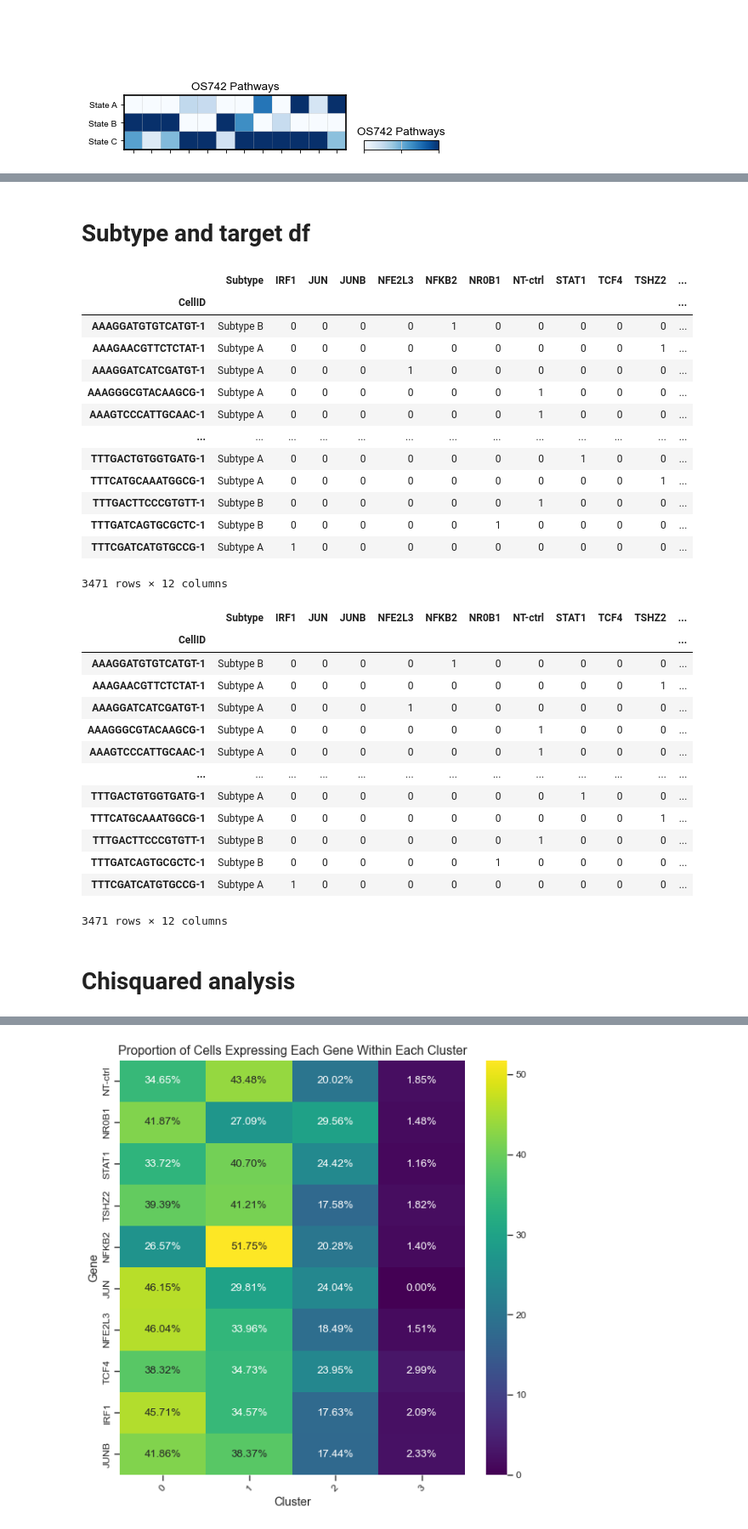
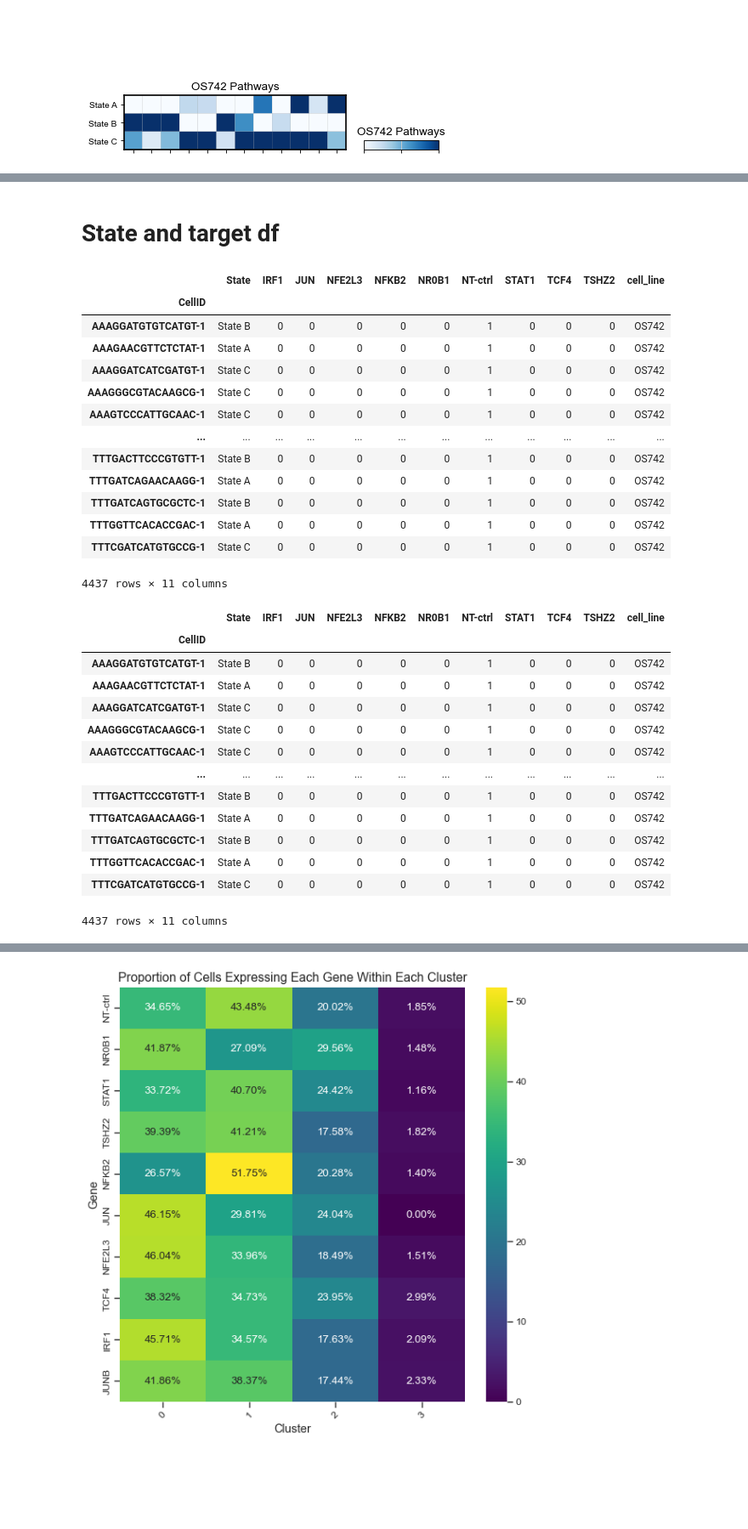
Before and after one commit to brendamelano/Reprogramming_Osteosarcoma, a Jupyter notebook: Perturb_seq_analysis/OS742_perturb_seq_analysis.ipynb, the cells around one changed output, grey strips where cells are left out. Shown at 85% size. Drawn from its saved outputs; the diff is of its cells as text; code cells hidden in the pictures; blank space fills up the shorter version.

```diff
--- a/Perturb_seq_analysis/OS742_perturb_seq_analysis.ipynb
+++ b/Perturb_seq_analysis/OS742_perturb_seq_analysis.ipynb
@@ -796,12 +687,12 @@ sc.pl.umap(adata, color=['leiden'], legend_fontsize=9, size = 20)
 adata.obs['leiden'] = adata.obs['leiden'].astype('category')
 
 
-adata.obs['leiden'][adata.obs['leiden']=='2']='1'
+adata.obs['leiden'][adata.obs['leiden']=='3']='0'
 
 
 # adding labels for trajectory subtype
 # Fill in the clusters that belong to each cell type based on each marker in the plot above
-cell_dict = { 'State A': ['0'],  'State B': ['1'], 'State C':['3']}
+cell_dict = { 'State A': ['0'],  'State B': ['1'], 'State C':['2']}
 
 
 # Initialize empty column in cell metadata
@@ -847,37 +841,37 @@ See https://numpy.org/devdocs/release/1.25.0-notes.html and the docs for more in
 # %% [markdown]
-# Subtype and target df
+# State and target df
 # %%
 # Extracting the required columns
-df = adata.obs[['Gene', 'Subtype']]
+df = adata.obs[['Gene', 'State']]
 
 
 # Creating one-hot encoding for the Gene column
 one_hot = pd.get_dummies(df['Gene'])
 df = df.join(one_hot)
 
 
 
 # Adding a 'cell_line' column with all values as 'OS384'
 df['cell_line'] = 'OS742'
 
 df = df.drop(columns=['Gene'])
 
 df
 # %% [output]
-|  | Subtype | IRF1 | JUN | JUNB | NFE2L3 | NFKB2 | NR0B1 | NT-ctrl | STAT1 | TCF4 | TSHZ2 | ... |
-| CellID |  |  |  |  |  |  |  |  |  |  |  | ... |
-| AAAGGATGTGTCATGT-1 | Subtype B | 0 | 0 | 0 | 0 | 1 | 0 | 0 | 0 | 0 | 0 | ... |
-| AAAGAACGTTCTCTAT-1 | Subtype A | 0 | 0 | 0 | 0 | 0 | 0 | 0 | 0 | 0 | 1 | ... |
-| AAAGGATCATCGATGT-1 | Subtype A | 0 | 0 | 0 | 1 | 0 | 0 | 0 | 0 | 0 | 0 | ... |
-| AAAGGGCGTACAAGCG-1 | Subtype A | 0 | 0 | 0 | 0 | 0 | 0 | 1 | 0 | 0 | 0 | ... |
-| AAAGTCCCATTGCAAC-1 | Subtype A | 0 | 0 | 0 | 0 | 0 | 0 | 1 | 0 | 0 | 0 | ... |
-| ... | ... | ... | ... | ... | ... | ... | ... | ... | ... | ... | ... | ... |
-| TTTGACTGTGGTGATG-1 | Subtype A | 0 | 0 | 0 | 0 | 0 | 0 | 0 | 1 | 0 | 0 | ... |
-| TTTCATGCAAATGGCG-1 | Subtype A | 0 | 0 | 0 | 0 | 0 | 0 | 0 | 0 | 0 | 1 | ... |
-| TTTGACTTCCCGTGTT-1 | Subtype B | 0 | 0 | 0 | 0 | 0 | 0 | 1 | 0 | 0 | 0 | ... |
-| TTTGATCAGTGCGCTC-1 | Subtype B | 0 | 0 | 0 | 0 | 0 | 1 | 0 | 0 | 0 | 0 | ... |
-| TTTCGATCATGTGCCG-1 | Subtype A | 1 | 0 | 0 | 0 | 0 | 0 | 0 | 0 | 0 | 0 | ... |
+|  | State | IRF1 | JUN | NFE2L3 | NFKB2 | NR0B1 | NT-ctrl | STAT1 | TCF4 | TSHZ2 | cell_line |
+| CellID |  |  |  |  |  |  |  |  |  |  |  |
+| AAAGGATGTGTCATGT-1 | State B | 0 | 0 | 0 | 0 | 0 | 1 | 0 | 0 | 0 | OS742 |
+| AAAGAACGTTCTCTAT-1 | State A | 0 | 0 | 0 | 0 | 0 | 1 | 0 | 0 | 0 | OS742 |
+| AAAGGATCATCGATGT-1 | State C | 0 | 0 | 0 | 0 | 0 | 1 | 0 | 0 | 0 | OS742 |
+| AAAGGGCGTACAAGCG-1 | State C | 0 | 0 | 0 | 0 | 0 | 1 | 0 | 0 | 0 | OS742 |
+| AAAGTCCCATTGCAAC-1 | State C | 0 | 0 | 0 | 0 | 0 | 1 | 0 | 0 | 0 | OS742 |
+| ... | ... | ... | ... | ... | ... | ... | ... | ... | ... | ... | ... |
+| TTTGACTTCCCGTGTT-1 | State B | 0 | 0 | 0 | 0 | 0 | 1 | 0 | 0 | 0 | OS742 |
+| TTTGATCAGAACAAGG-1 | State A | 0 | 0 | 0 | 0 | 0 | 1 | 0 | 0 | 0 | OS742 |
+| TTTGATCAGTGCGCTC-1 | State B | 0 | 0 | 0 | 0 | 0 | 1 | 0 | 0 | 0 | OS742 |
+| TTTGGTTCACACCGAC-1 | State A | 0 | 0 | 0 | 0 | 0 | 1 | 0 | 0 | 0 | OS742 |
+| TTTCGATCATGTGCCG-1 | State C | 0 | 0 | 0 | 0 | 0 | 1 | 0 | 0 | 0 | OS742 |
-3471 rows × 12 columns
+4437 rows × 11 columns
 # %%
 
 
@@ -891,19 +885,17 @@ loaded_df = pd.read_csv('/Users/brendamelano/Desktop/Reprogramming_Osteosarcoma/
 
 loaded_df
 # %% [output]
-|  | Subtype | IRF1 | JUN | JUNB | NFE2L3 | NFKB2 | NR0B1 | NT-ctrl | STAT1 | TCF4 | TSHZ2 | ... |
-| CellID |  |  |  |  |  |  |  |  |  |  |  | ... |
-| AAAGGATGTGTCATGT-1 | Subtype B | 0 | 0 | 0 | 0 | 1 | 0 | 0 | 0 | 0 | 0 | ... |
-| AAAGAACGTTCTCTAT-1 | Subtype A | 0 | 0 | 0 | 0 | 0 | 0 | 0 | 0 | 0 | 1 | ... |
-| AAAGGATCATCGATGT-1 | Subtype A | 0 | 0 | 0 | 1 | 0 | 0 | 0 | 0 | 0 | 0 | ... |
-| AAAGGGCGTACAAGCG-1 | Subtype A | 0 | 0 | 0 | 0 | 0 | 0 | 1 | 0 | 0 | 0 | ... |
-| AAAGTCCCATTGCAAC-1 | Subtype A | 0 | 0 | 0 | 0 | 0 | 0 | 1 | 0 | 0 | 0 | ... |
-| ... | ... | ... | ... | ... | ... | ... | ... | ... | ... | ... | ... | ... |
-| TTTGACTGTGGTGATG-1 | Subtype A | 0 | 0 | 0 | 0 | 0 | 0 | 0 | 1 | 0 | 0 | ... |
-| TTTCATGCAAATGGCG-1 | Subtype A | 0 | 0 | 0 | 0 | 0 | 0 | 0 | 0 | 0 | 1 | ... |
-| TTTGACTTCCCGTGTT-1 | Subtype B | 0 | 0 | 0 | 0 | 0 | 0 | 1 | 0 | 0 | 0 | ... |
-| TTTGATCAGTGCGCTC-1 | Subtype B | 0 | 0 | 0 | 0 | 0 | 1 | 0 | 0 | 0 | 0 | ... |
-| TTTCGATCATGTGCCG-1 | Subtype A | 1 | 0 | 0 | 0 | 0 | 0 | 0 | 0 | 0 | 0 | ... |
+|  | State | IRF1 | JUN | NFE2L3 | NFKB2 | NR0B1 | NT-ctrl | STAT1 | TCF4 | TSHZ2 | cell_line |
+| CellID |  |  |  |  |  |  |  |  |  |  |  |
+| AAAGGATGTGTCATGT-1 | State B | 0 | 0 | 0 | 0 | 0 | 1 | 0 | 0 | 0 | OS742 |
+| AAAGAACGTTCTCTAT-1 | State A | 0 | 0 | 0 | 0 | 0 | 1 | 0 | 0 | 0 | OS742 |
+| AAAGGATCATCGATGT-1 | State C | 0 | 0 | 0 | 0 | 0 | 1 | 0 | 0 | 0 | OS742 |
+| AAAGGGCGTACAAGCG-1 | State C | 0 | 0 | 0 | 0 | 0 | 1 | 0 | 0 | 0 | OS742 |
+| AAAGTCCCATTGCAAC-1 | State C | 0 | 0 | 0 | 0 | 0 | 1 | 0 | 0 | 0 | OS742 |
+| ... | ... | ... | ... | ... | ... | ... | ... | ... | ... | ... | ... |
+| TTTGACTTCCCGTGTT-1 | State B | 0 | 0 | 0 | 0 | 0 | 1 | 0 | 0 | 0 | OS742 |
+| TTTGATCAGAACAAGG-1 | State A | 0 | 0 | 0 | 0 | 0 | 1 | 0 | 0 | 0 | OS742 |
+| TTTGATCAGTGCGCTC-1 | State B | 0 | 0 | 0 | 0 | 0 | 1 | 0 | 0 | 0 | OS742 |
+| TTTGGTTCACACCGAC-1 | State A | 0 | 0 | 0 | 0 | 0 | 1 | 0 | 0 | 0 | OS742 |
+| TTTCGATCATGTGCCG-1 | State C | 0 | 0 | 0 | 0 | 0 | 1 | 0 | 0 | 0 | OS742 |
-3471 rows × 12 columns
+4437 rows × 11 columns
-# %% [markdown]
-# Chisquared analysis
```
Also changed, not shown: parts of 16 cells of this notebook, 9 other files.
